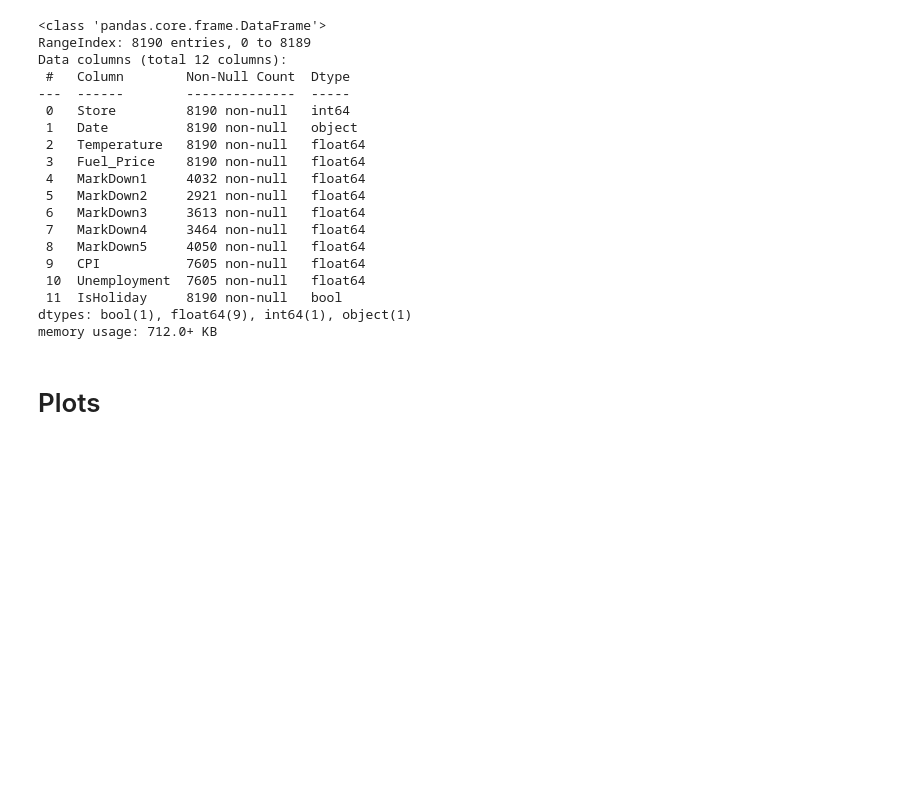
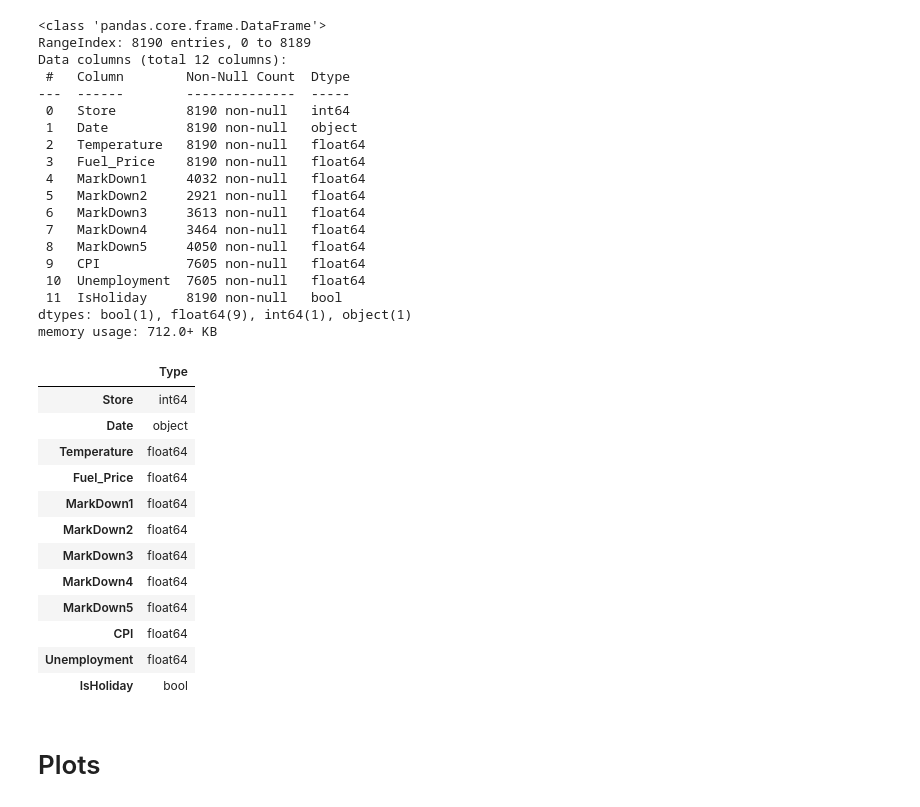
Before and after one commit to AmitKus/kaggle, a Jupyter notebook: Walmart-Store-Sales/notebooks/Walmart-Part1.ipynb, the cells around one changed output. Cells and saved outputs as stored; diff of their text form; code cells hidden in the pictures; blank space fills up the shorter version.

```diff
--- a/Walmart-Store-Sales/notebooks/Walmart-Part1.ipynb
+++ b/Walmart-Store-Sales/notebooks/Walmart-Part1.ipynb
@@ -35,6 +35,22 @@ Data columns (total 12 columns):
  11  IsHoliday     8190 non-null   bool
 dtypes: bool(1), float64(9), int64(1), object(1)
 memory usage: 712.0+ KB
+# %%
+pd.DataFrame(features.dtypes, columns=['Type'])
+# %% [output]
+|  | Type |
+| Store | int64 |
+| Date | object |
+| Temperature | float64 |
+| Fuel_Price | float64 |
+| MarkDown1 | float64 |
+| MarkDown2 | float64 |
+| MarkDown3 | float64 |
+| MarkDown4 | float64 |
+| MarkDown5 | float64 |
+| CPI | float64 |
+| Unemployment | float64 |
+| IsHoliday | bool |
 # %% [markdown]
 # Plots
 # %% [markdown]
```
Also changed, not shown: 1 other file.
